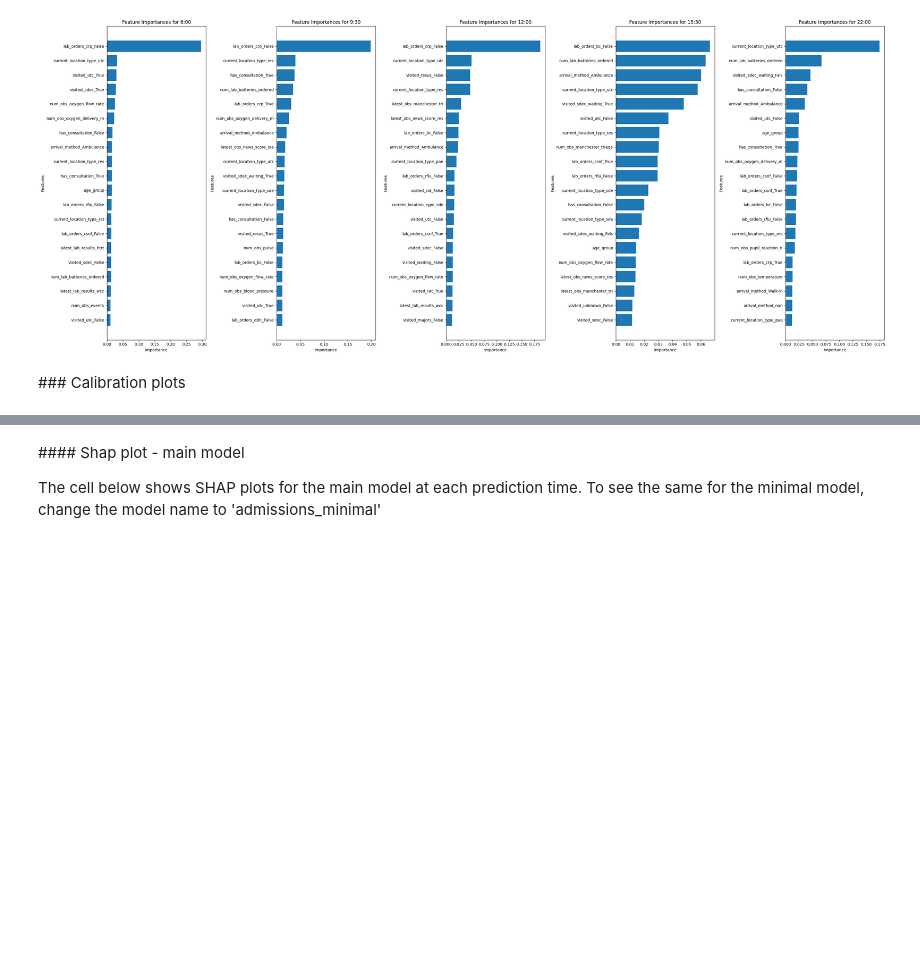
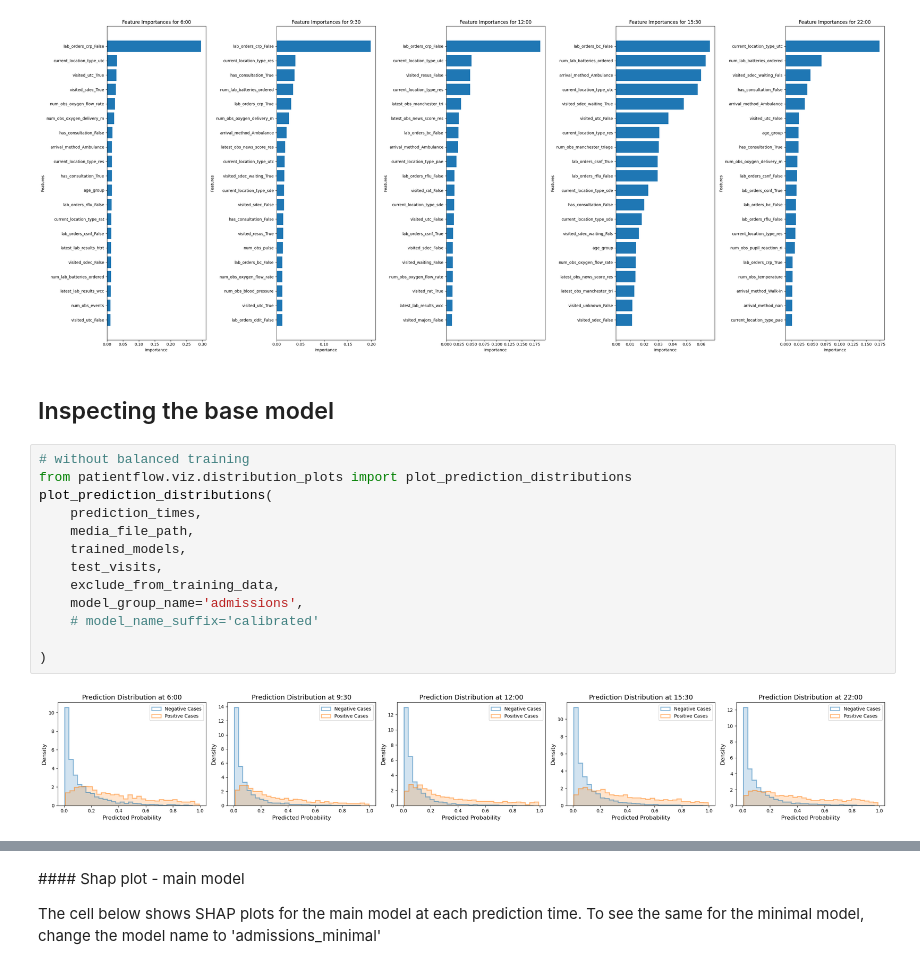
Before and after one commit to zmek/patientflow, a Jupyter notebook: notebooks/4a_Predict_probability_of_admission_from_ED.ipynb, the cells around one changed output, grey strips where cells are left out. Saved outputs shown, nothing was run; the diff lists cells and outputs as text; blank space fills up the shorter version.

```diff
--- a/notebooks/4a_Predict_probability_of_admission_from_ED.ipynb
+++ b/notebooks/4a_Predict_probability_of_admission_from_ED.ipynb
@@ -508,6 +516,21 @@ plot_features(
 )
 # %% [output]
 [figure]
-# %% [markdown]
-### Calibration plots
+# %% [markdown]
+## Inspecting the base model
+# %%
+# without balanced training
+from patientflow.viz.distribution_plots import plot_prediction_distributions
+plot_prediction_distributions(
+    prediction_times,
+    media_file_path,
+    trained_models,
+    test_visits,
+    exclude_from_training_data,
+    model_group_name='admissions',
+    # model_name_suffix='calibrated'
+
+)
+# %% [output]
+[figure, added]
 # %%
```
Also changed, not shown: parts of 23 cells of this notebook, 4 other files.
